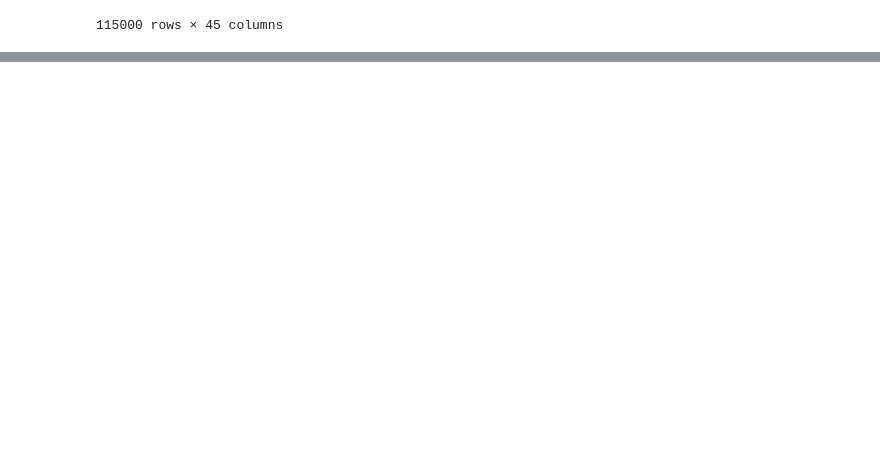
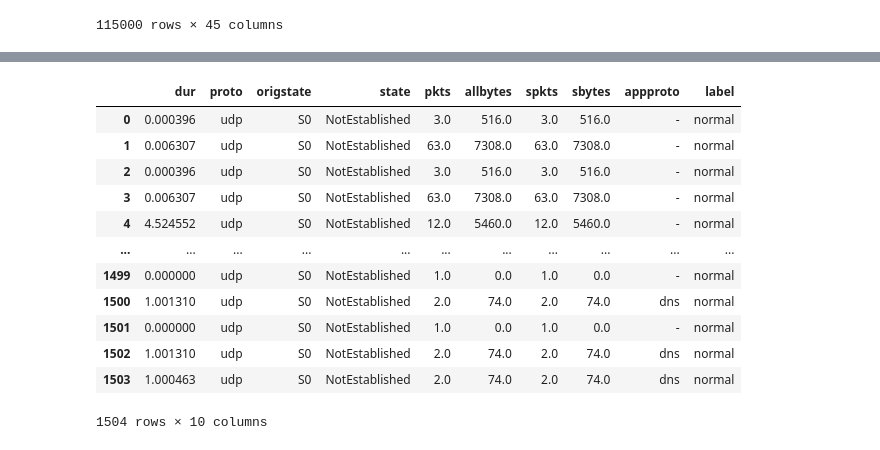
Before and after one commit to wuguobeijing/Anomaly-Detection-IoT23, a Jupyter notebook: Models/sampling.ipynb, the cells around one changed output, grey strips where cells are left out. Cells and saved outputs as stored; diff of their text form; code cells hidden in the pictures; blank space fills up the shorter version.

```diff
--- a/Models/sampling.ipynb
+++ b/Models/sampling.ipynb
@@ -2366,0 +2497,8 @@ df.to_csv('/media/wuguo-buaa/LENOVO_USB_HDD/PycharmProjects/Anomaly-Detection-Io
+# %%
+df_c = df.drop(columns=['ts', 'saddr', 'sport', 'daddr', 'dport', 'flow_type',
+                                        'module_labels'])
+# df_c['dur'] = df_c['dur'].str.replace('-', '0')
+# df_c['orig_bytes'] = df_c['orig_bytes'].str.replace('-', '0')
+# df_c['resp_bytes'] = df_c['resp_bytes'].str.replace('-', '0')
+df_c.fillna(-1, inplace=True)
+df_c.isna().sum()
@@ -2366,0 +2517,16 @@ df.to_csv('/media/wuguo-buaa/LENOVO_USB_HDD/PycharmProjects/Anomaly-Detection-Io
+# %%
+df_c
+# %% [output]
+|  | dur | proto | origstate | state | pkts | allbytes | spkts | sbytes | appproto | label |
+| 0 | 0.000396 | udp | S0 | NotEstablished | 3.0 | 516.0 | 3.0 | 516.0 | - | normal |
+| 1 | 0.006307 | udp | S0 | NotEstablished | 63.0 | 7308.0 | 63.0 | 7308.0 | - | normal |
+| 2 | 0.000396 | udp | S0 | NotEstablished | 3.0 | 516.0 | 3.0 | 516.0 | - | normal |
+| 3 | 0.006307 | udp | S0 | NotEstablished | 63.0 | 7308.0 | 63.0 | 7308.0 | - | normal |
+| 4 | 4.524552 | udp | S0 | NotEstablished | 12.0 | 5460.0 | 12.0 | 5460.0 | - | normal |
+| ... | ... | ... | ... | ... | ... | ... | ... | ... | ... | ... |
+| 1499 | 0.000000 | udp | S0 | NotEstablished | 1.0 | 0.0 | 1.0 | 0.0 | - | normal |
+| 1500 | 1.001310 | udp | S0 | NotEstablished | 2.0 | 74.0 | 2.0 | 74.0 | dns | normal |
+| 1501 | 0.000000 | udp | S0 | NotEstablished | 1.0 | 0.0 | 1.0 | 0.0 | - | normal |
+| 1502 | 1.001310 | udp | S0 | NotEstablished | 2.0 | 74.0 | 2.0 | 74.0 | dns | normal |
+| 1503 | 1.000463 | udp | S0 | NotEstablished | 2.0 | 74.0 | 2.0 | 74.0 | dns | normal |
+1504 rows × 10 columns
```
Also changed, not shown: parts of 21 cells of this notebook, 1 other file.
